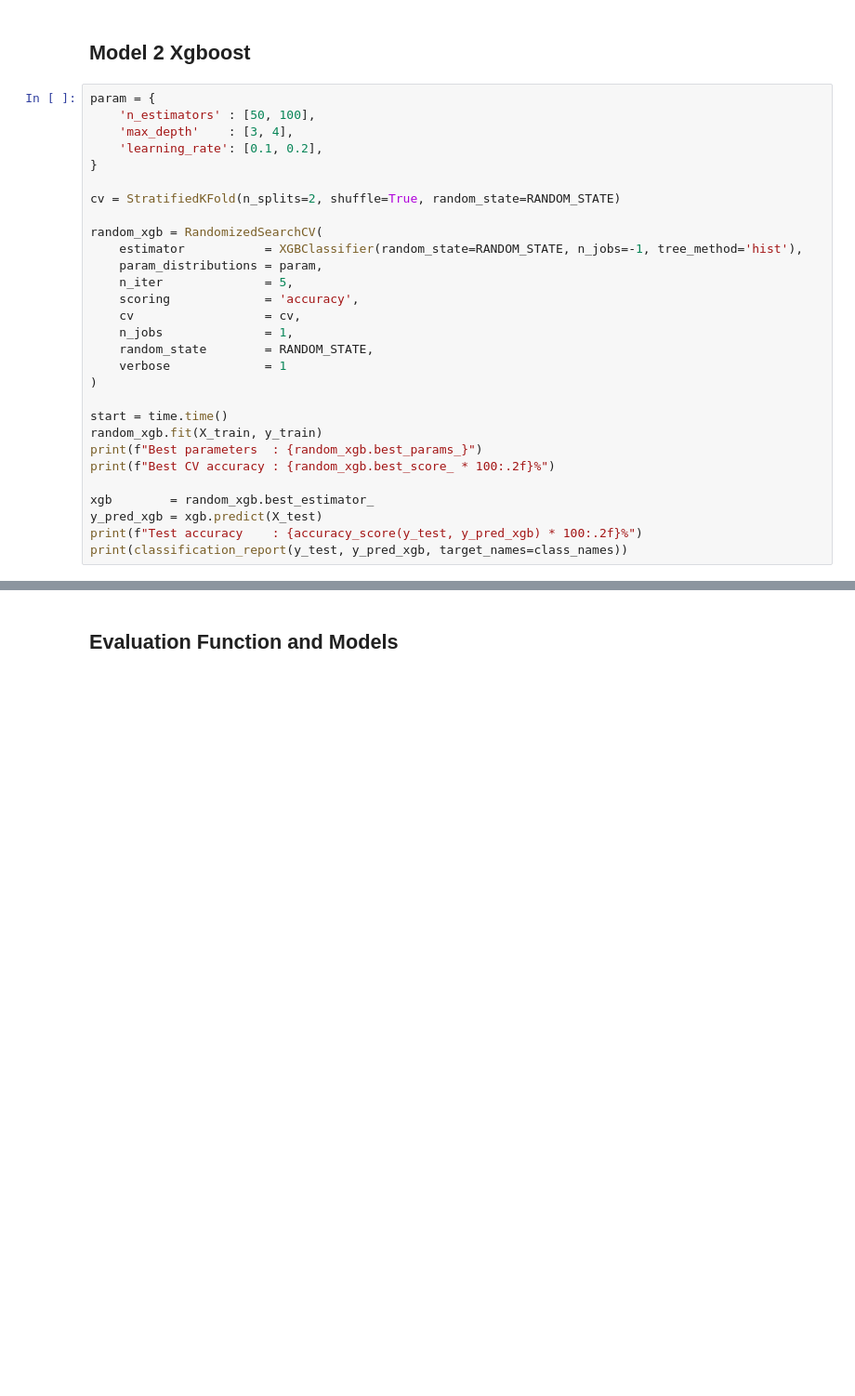
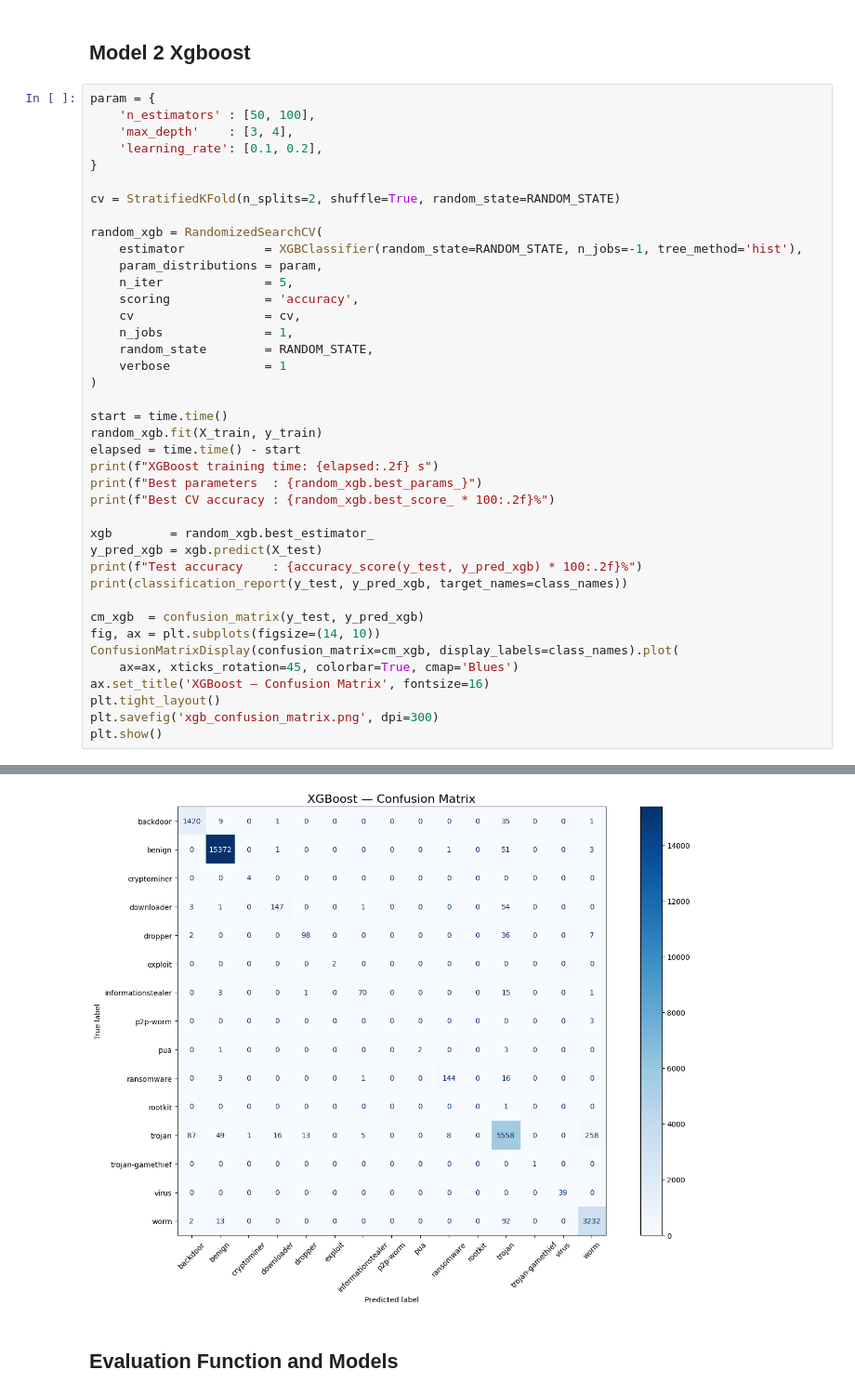
Before and after one commit to razu14396/COMP8325_A2, a Jupyter notebook: Group13_COMP8325_A2_Task1_Source_Code.ipynb, the cells around one changed output, grey strips where cells are left out. Shown at 93% size. Drawn from its saved outputs; the diff is of its cells as text; blank space fills up the shorter version.

```diff
--- a/Group13_COMP8325_A2_Task1_Source_Code.ipynb
+++ b/Group13_COMP8325_A2_Task1_Source_Code.ipynb
@@ -251,6 +280,8 @@ random_xgb = RandomizedSearchCV(
 
 start = time.time()
 random_xgb.fit(X_train, y_train)
+elapsed = time.time() - start
+print(f"XGBoost training time: {elapsed:.2f} s")
 print(f"Best parameters  : {random_xgb.best_params_}")
 print(f"Best CV accuracy : {random_xgb.best_score_ * 100:.2f}%")
 
@@ -258,5 +289,14 @@ xgb        = random_xgb.best_estimator_
 y_pred_xgb = xgb.predict(X_test)
 print(f"Test accuracy    : {accuracy_score(y_test, y_pred_xgb) * 100:.2f}%")
 print(classification_report(y_test, y_pred_xgb, target_names=class_names))
+
+cm_xgb  = confusion_matrix(y_test, y_pred_xgb)
+fig, ax = plt.subplots(figsize=(14, 10))
+ConfusionMatrixDisplay(confusion_matrix=cm_xgb, display_labels=class_names).plot(
+    ax=ax, xticks_rotation=45, colorbar=True, cmap='Blues')
+ax.set_title('XGBoost — Confusion Matrix', fontsize=16)
+plt.tight_layout()
+plt.savefig('xgb_confusion_matrix.png', dpi=300)
+plt.show()
 # %% [output]
 Fitting 2 folds for each of 5 candidates, totalling 10 fits
@@ -278,3 +318,4 @@ Test accuracy    : 97.18%
       weighted avg       0.97      0.97      0.97     26887
+[figure, added]
 # %% [markdown]
 ## Evaluation Function and Models
```
Also changed, not shown: parts of 10 cells of this notebook, 13 other files.
